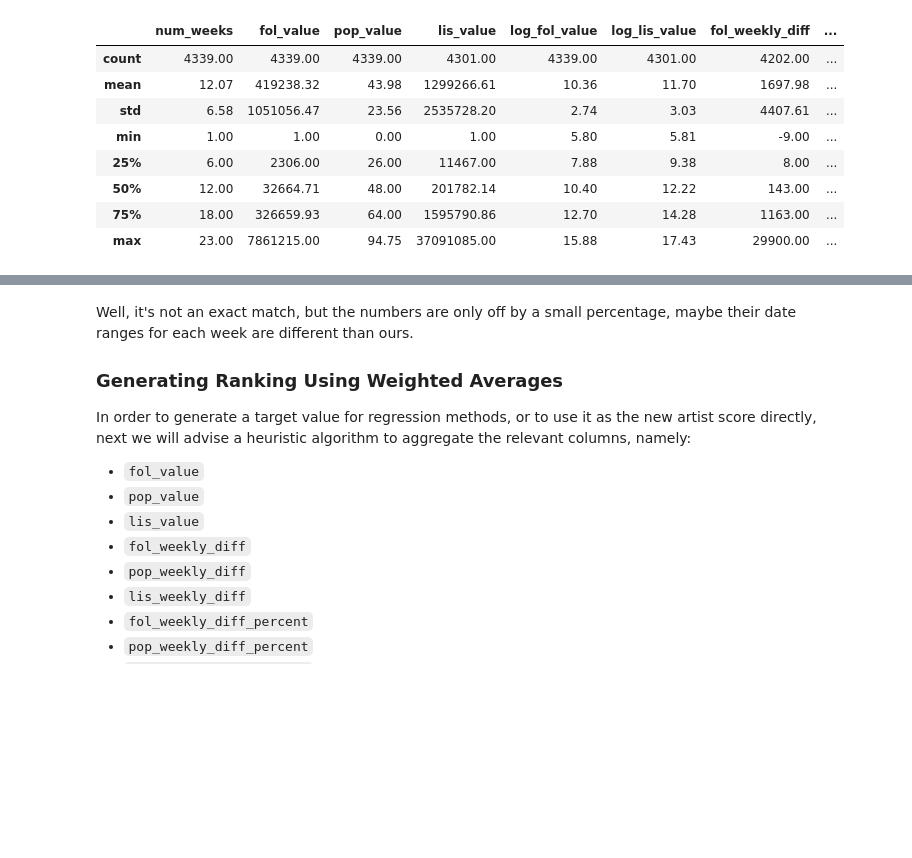
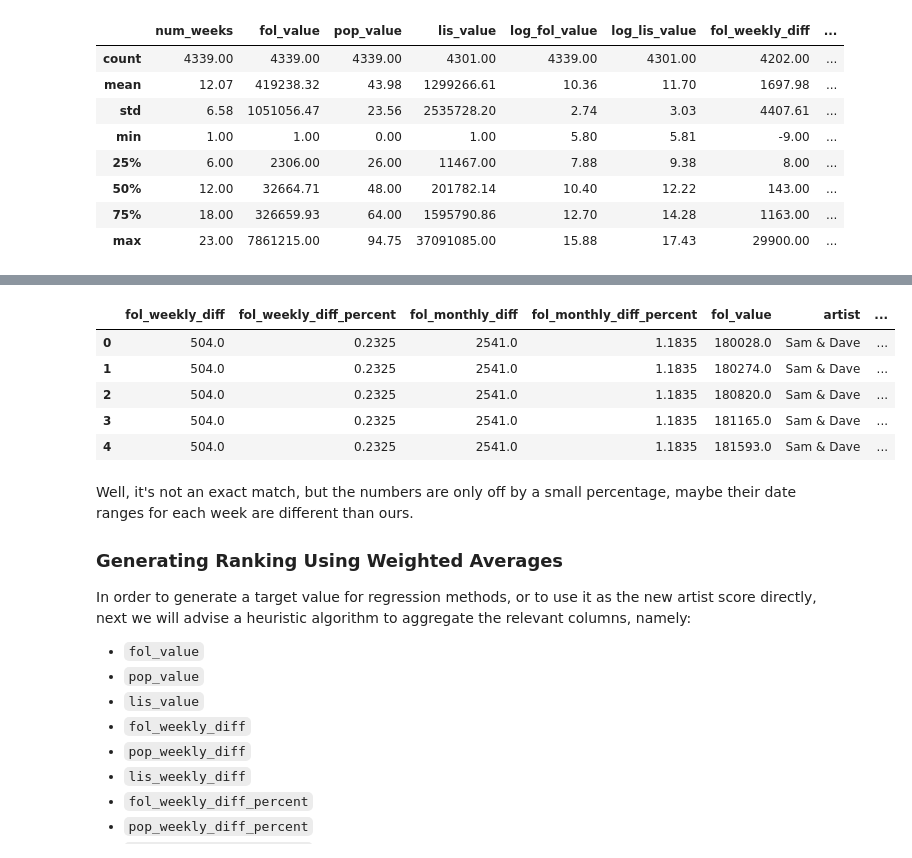
Before and after one commit to Tony363/Chartmetric_Analysis, a Jupyter notebook: Chartmetric_DataCons_MB.ipynb, the cells around one changed output, grey strips where cells are left out. Drawn from its saved outputs; the diff is of its cells as text; code cells hidden in the pictures; blank space fills up the shorter version.

```diff
--- a/Chartmetric_DataCons_MB.ipynb
+++ b/Chartmetric_DataCons_MB.ipynb
@@ -389,6 +389,15 @@ df1[df1['num_weeks'] > 21].head(5).round(2)
 | 44 | 21 Savage | 22 | 7835785.14 | 86.0 | 16025124.71 | 15.87 | 16.59 | 21294.0 | ... |
 | 45 | 21 Savage | 23 | 7861215.00 | 86.0 | 15920472.00 | 15.88 | 16.58 | 21294.0 | ... |
 | 56 | 3 Um Só | 22 | 165825.14 | 43.0 | 53518.43 | 12.02 | 10.89 | 919.0 | ... |
+# %%
+df.head()
+# %% [output]
+|  | fol_weekly_diff | fol_weekly_diff_percent | fol_monthly_diff | fol_monthly_diff_percent | fol_value | artist | ... |
+| 0 | 504.0 | 0.2325 | 2541.0 | 1.1835 | 180028.0 | Sam & Dave | ... |
+| 1 | 504.0 | 0.2325 | 2541.0 | 1.1835 | 180274.0 | Sam & Dave | ... |
+| 2 | 504.0 | 0.2325 | 2541.0 | 1.1835 | 180820.0 | Sam & Dave | ... |
+| 3 | 504.0 | 0.2325 | 2541.0 | 1.1835 | 181165.0 | Sam & Dave | ... |
+| 4 | 504.0 | 0.2325 | 2541.0 | 1.1835 | 181593.0 | Sam & Dave | ... |
 # %% [markdown]
 Well, it's not an exact match, but the numbers are only off by a small percentage, maybe their date ranges for each week are different than ours.
 
```
Also changed, not shown: 1 other file.
